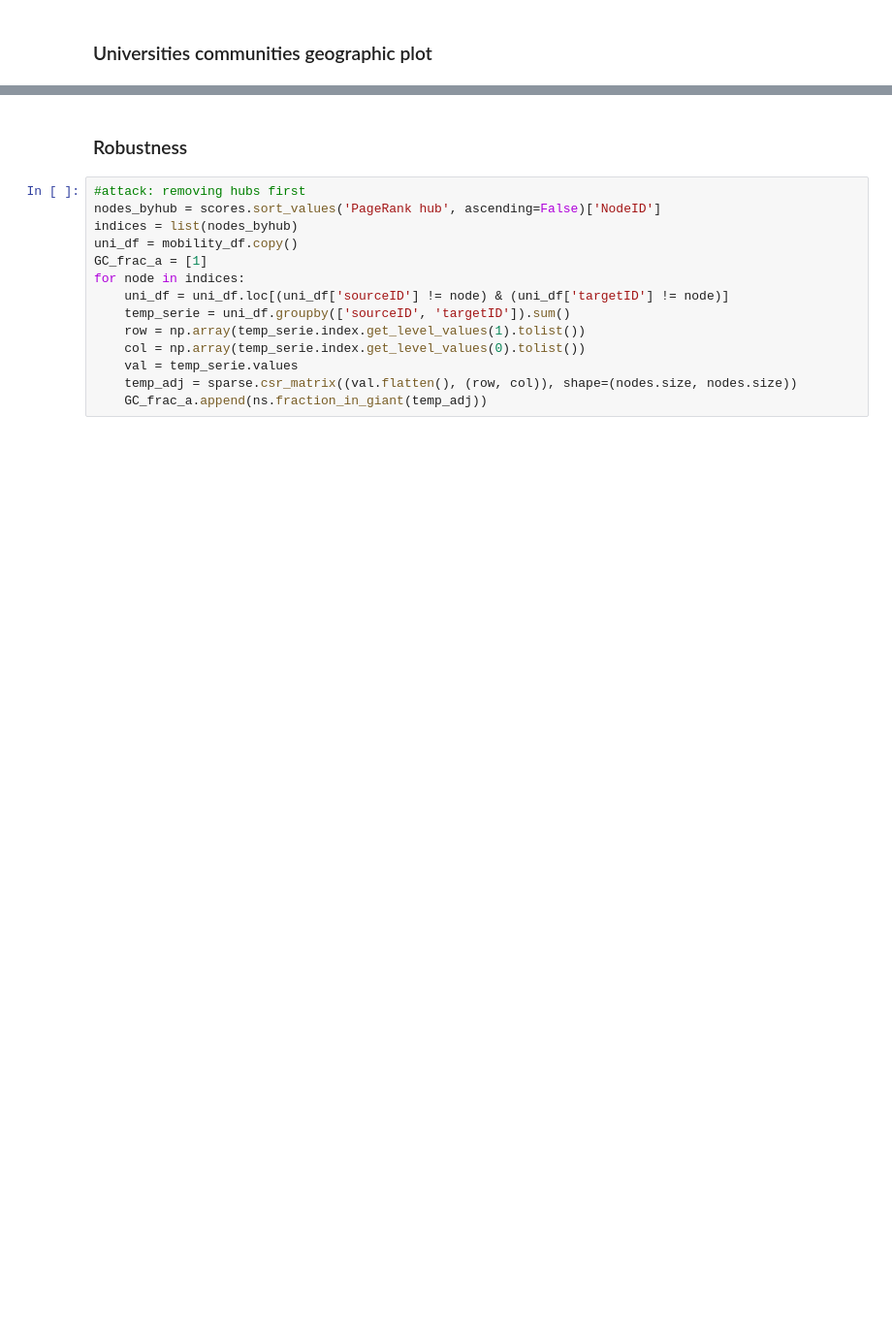
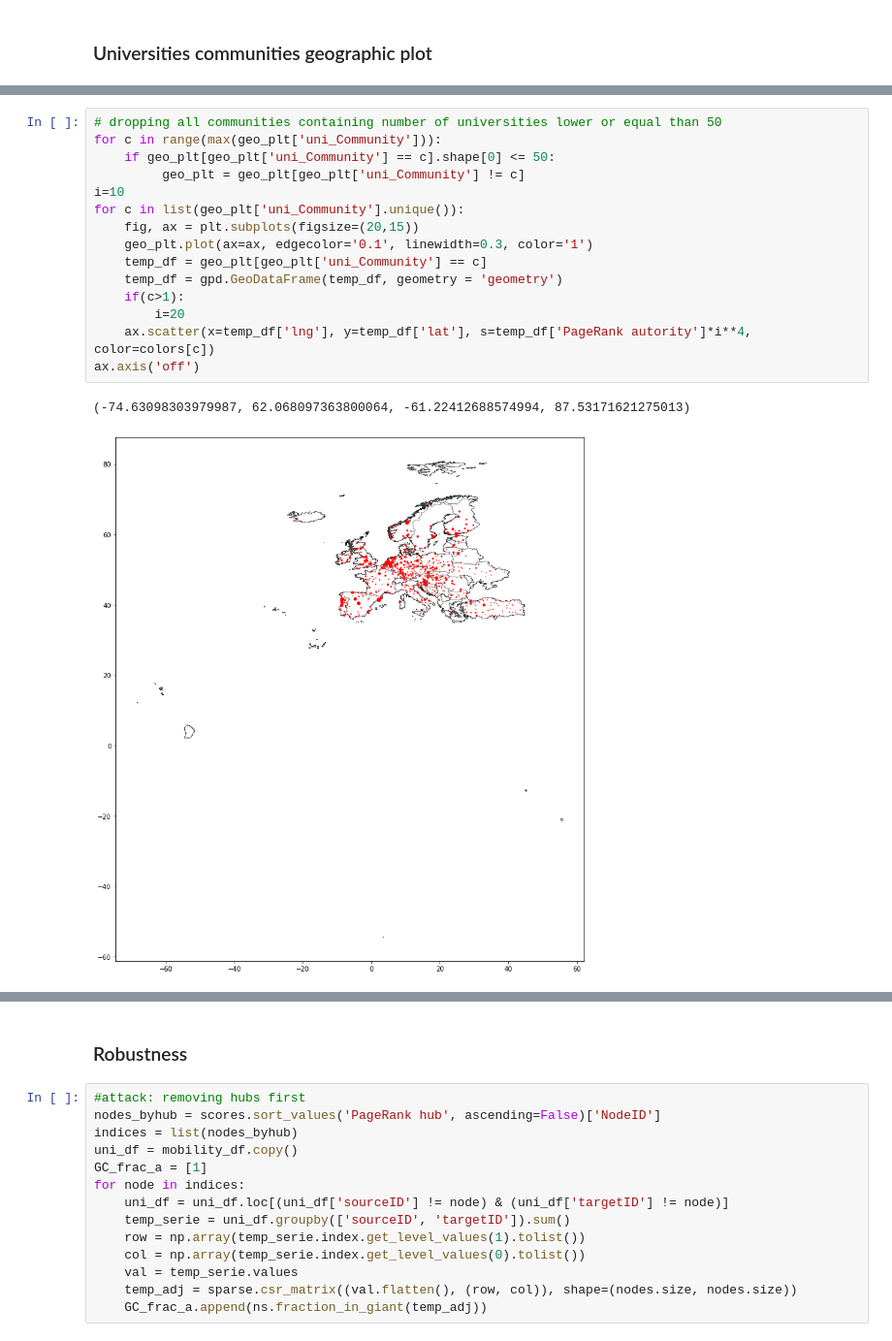
Before and after one commit to FilippoBragato/ErasmusMobilityStudy, a Jupyter notebook: ErasmusForStudy_Network(old).ipynb, the cells around one changed output, grey strips where cells are left out. Shown at 97% size. Saved outputs shown, nothing was run; the diff lists cells and outputs as text; blank space fills up the shorter version.

Commit message:
single communities representation

```diff
--- a/ErasmusForStudy_Network(old).ipynb
+++ b/ErasmusForStudy_Network(old).ipynb
@@ -871,0 +869,18 @@ plt.savefig('universities_communities_authorities.png')
+# %%
+# dropping all communities containing number of universities lower or equal than 50
+for c in range(max(geo_plt['uni_Community'])):
+    if geo_plt[geo_plt['uni_Community'] == c].shape[0] <= 50:
+         geo_plt = geo_plt[geo_plt['uni_Community'] != c]
+i=10
+for c in list(geo_plt['uni_Community'].unique()):
+    fig, ax = plt.subplots(figsize=(20,15))
+    geo_plt.plot(ax=ax, edgecolor='0.1', linewidth=0.3, color='1')
+    temp_df = geo_plt[geo_plt['uni_Community'] == c]
+    temp_df = gpd.GeoDataFrame(temp_df, geometry = 'geometry')
+    if(c>1):
+        i=20
+    ax.scatter(x=temp_df['lng'], y=temp_df['lat'], s=temp_df['PageRank autority']*i**4, color=colors[c])
+ax.axis('off')
+# %% [output]
+(-74.63098303979987, 62.068097363800064, -61.22412688574994, 87.53171621275013)
+[figure, added]
```
Also changed, not shown: parts of 12 cells of this notebook.
